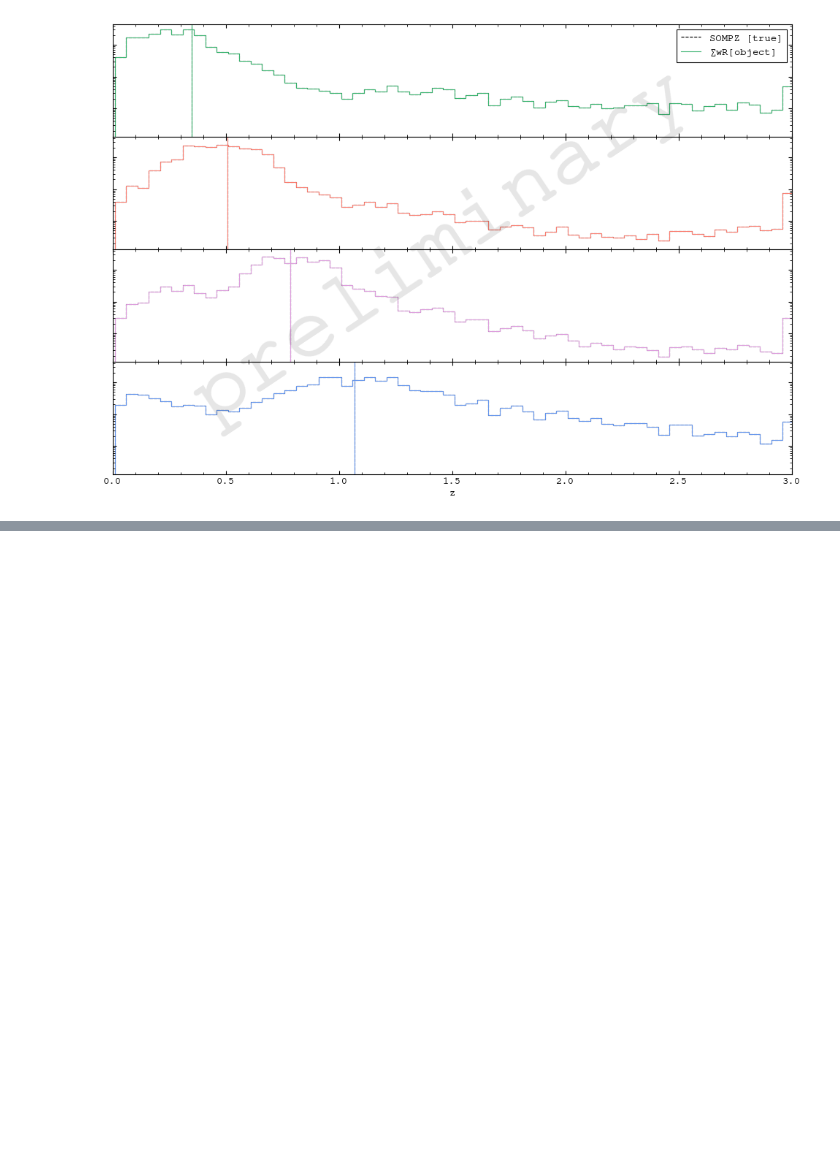
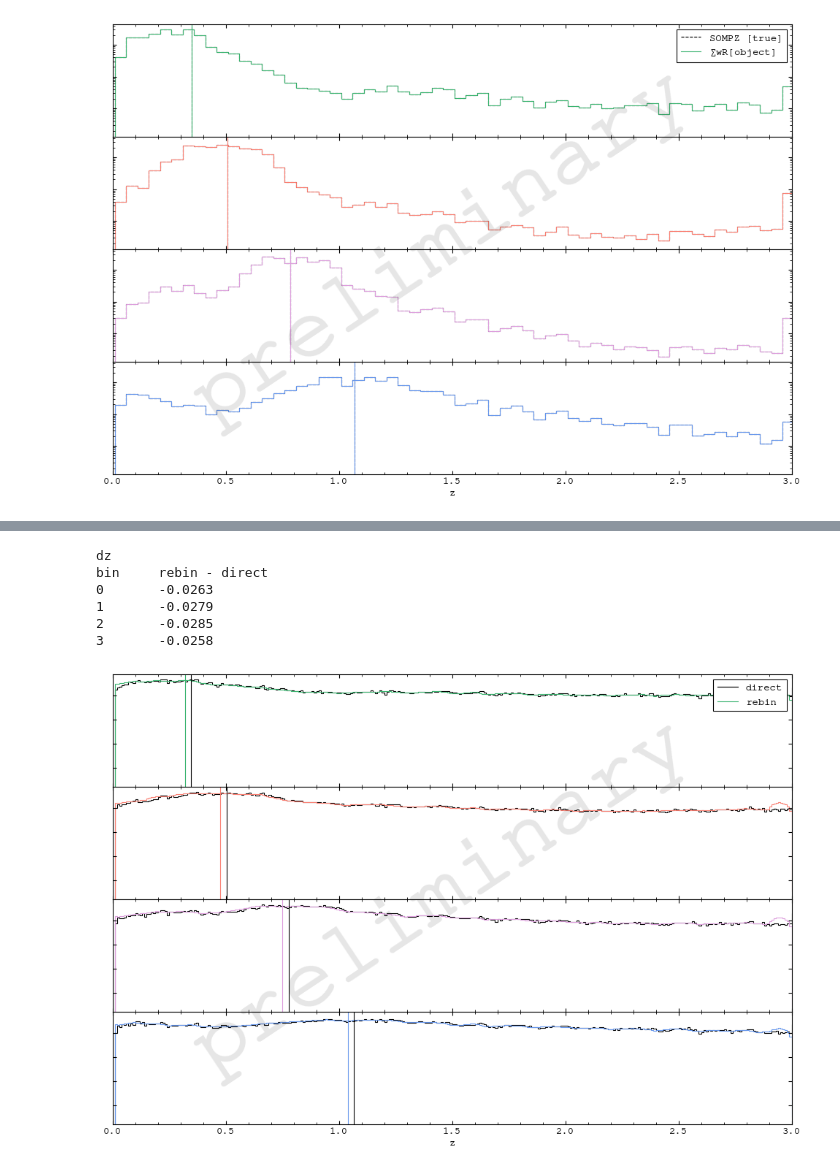
Before and after one commit to sidneymau/des-y6-image-sims-analysis, a Jupyter notebook: notebooks/2025_02_17_tomography/dev.ipynb, the cells around one changed output, grey strips where cells are left out. Cells and saved outputs as stored; diff of their text form; code cells hidden in the pictures; blank space fills up the shorter version.

```diff
--- a/notebooks/2025_02_17_tomography/dev.ipynb
+++ b/notebooks/2025_02_17_tomography/dev.ipynb
@@ -693,0 +959,70 @@ plt.show()
+# %%
+print("dz")
+print(
+    f"bin"
+    f"\trebin - direct"
+)
+for i in lib.const.TOMOGRAPHIC_BINS:
+    print(
+        f"{i}"
+        f"\t{np.average(zvals_001, weights=nz_rebin_001[i]) - np.average(zvals_001, weights=nz_direct_001[i]) :.4f}"
+    )
+# %% [output]
+dz
+bin     rebin - direct
+0       -0.0263
+1       -0.0279
+2       -0.0285
+3       -0.0258
+# %%
+fig, axs = plt.subplots(len(lib.const.TOMOGRAPHIC_BINS), 1, figsize=(12, 8), sharex=True, sharey=True)
+
+fig.subplots_adjust(wspace=0, hspace=0)
+
+tomo_colors = {
+    0: "#3BB470",
+    1: "#FA7F72",
+    2: "#DD9FDD",
+    3: "#6495EC",
+}
+
+for i in lib.const.TOMOGRAPHIC_BINS:
+    axs[i].axvline(
+        np.average(zvals_001, weights=nz_direct_001[i]),
+        c="k",
+        ls="-",
+    )
+    axs[i].stairs(
+        nz_direct_001[i],
+        edges=zedges_001,
+        ec="k",
+        ls="-",
+        label="direct",
+    )
+
+    axs[i].axvline(
+        np.average(zvals_001, weights=nz_rebin_001[i]),
+        c=tomo_colors[i],
+        ls="-",
+    )
+    axs[i].stairs(
+        nz_rebin_001[i],
+        edges=zedges_001,
+        ec=tomo_colors[i],
+        ls="-",
+        label="rebin",
+    )
+
+axs[-1].set_xlim(0, 3)
+axs[-1].set_yscale("log")
+
+axs[-1].set_xlabel("z")
+axs[-1].set_yticklabels([])
+
+axs[0].legend(loc="upper right")
+
+watermark(fig)
+
+plt.show()
+# %% [output]
+[figure, added]
```
Also changed, not shown: parts of 33 cells of this notebook, 2 other files.
